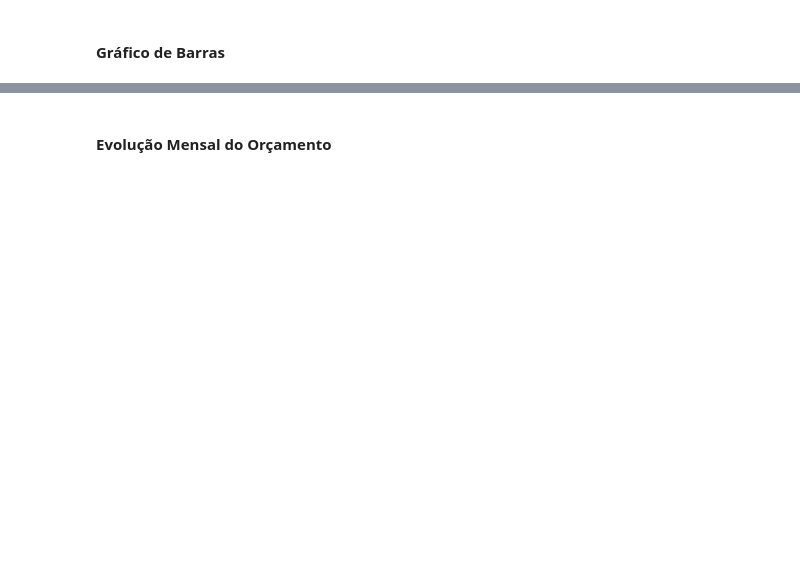
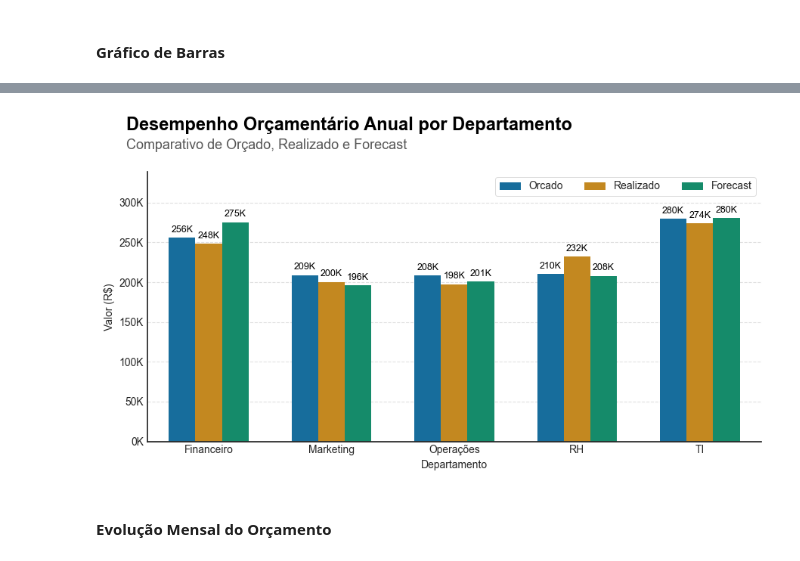
Before and after one commit to victormontr/FPeA, a Jupyter notebook: notebooks/analise_orcamentaria.ipynb, the cells around one changed output, grey strips where cells are left out. Drawn from its saved outputs; the diff is of its cells as text; code cells hidden in the pictures; blank space fills up the shorter version.

```diff
--- a/notebooks/analise_orcamentaria.ipynb
+++ b/notebooks/analise_orcamentaria.ipynb
@@ -129,3 +105,80 @@ plt.show()
+# %%
+# Define o estilo visual do Matplotlib para um layout clean e minimalista
+plt.style.use('seaborn-v0_8-white')
+fig, ax = plt.subplots(figsize=(9, 5))
+
+# 1. PLOTAGEM PRINCIPAL
+# ------------------------------------------------------------------------------
+# Gera gráfico de barras agrupadas convertendo o DataFrame para formato "long" (melt),
+# facilitando a comparação entre Orçado, Realizado e Forecast por departamento
+sns.barplot(
+    data=resumo_final.reset_index().melt(
+        id_vars='Departamento',
+        value_vars=['Orcado', 'Realizado', 'Forecast'],
+        var_name='Tipo de Valor'
+    ),
+    x='Departamento',
+    y='value',
+    hue='Tipo de Valor',
+    #palette=["#30E542", "#268A30", "#08470E"],  # Paleta de cores personalizada para cada métrica
+    ax=ax,
+    width=0.65
+)
+
+# 2. ESTÉTICA E ANOTAÇÕES
+# ------------------------------------------------------------------------------
+# Adiciona títulos personalizados ao gráfico, posicionados manualmente na figura
+fig.text(0.05, 0.93, "Desempenho Orçamentário Anual por Departamento",
+         fontsize=17, fontweight='bold', ha='left', color="#000000")
+fig.text(0.05, 0.88, "Comparativo de Orçado, Realizado e Forecast",
+         fontsize=13, ha='left', color="#565656")
+
+# Adiciona os rótulos dos eixos X e Y
+ax.set(xlabel="Departamento", ylabel="Valor (R$)", title=None)
+
+# Formata os valores do eixo Y em milhares (exemplo: 12K)
+formatter = ticker.FuncFormatter(lambda y, pos: f'{y/1000:.0f}K')
+ax.yaxis.set_major_formatter(formatter)
+# Ajusta limite superior para não cortar rótulos acima das barras
+ax.set_ylim(top=ax.get_ylim()[1] * 1.15)
+# Adiciona linhas de grade horizontais para facilitar a leitura dos valores
+ax.grid(axis='y', linestyle='--', alpha=0.6)
+
+# Adiciona rótulos diretamente sobre as barras, garantindo contraste e legibilidade
+for i, container in enumerate(ax.containers):
+    cor_rotulo = 'black'
+    labels = [f'{v/1000:.0f}K' for v in container.datavalues]
+    ax.bar_label(
+        container,
+        labels=labels,
+        size=9,
+        padding=3,
+        color=cor_rotulo
+    )
+
+# Personaliza a legenda: posicionamento, cor de fundo, borda e transparência
+legenda = ax.legend(
+    title=None,
+    frameon=True,
+    loc='upper right',
+    ncol=3,
+    facecolor='white',
+    edgecolor='#565656',
+    framealpha=0.2,
+    bbox_to_anchor=(1, 1)
+)
+legenda.get_frame().set_linewidth(0.7)
+
+# Remove as bordas superior e direita do gráfico para um visual mais limpo
+sns.despine()
+
+# 3. RENDERIZAÇÃO FINAL
+# ------------------------------------------------------------------------------
+# Ajusta o layout do gráfico para evitar sobreposição e exibe a figura final
+plt.tight_layout(rect=[0, 0, 1, 0.85])
+plt.show()
+# %% [output]
+[figure, added]
 # %% [markdown]
 #### Evolução Mensal do Orçamento
 # %%
```
Also changed, not shown: parts of 13 cells of this notebook.
